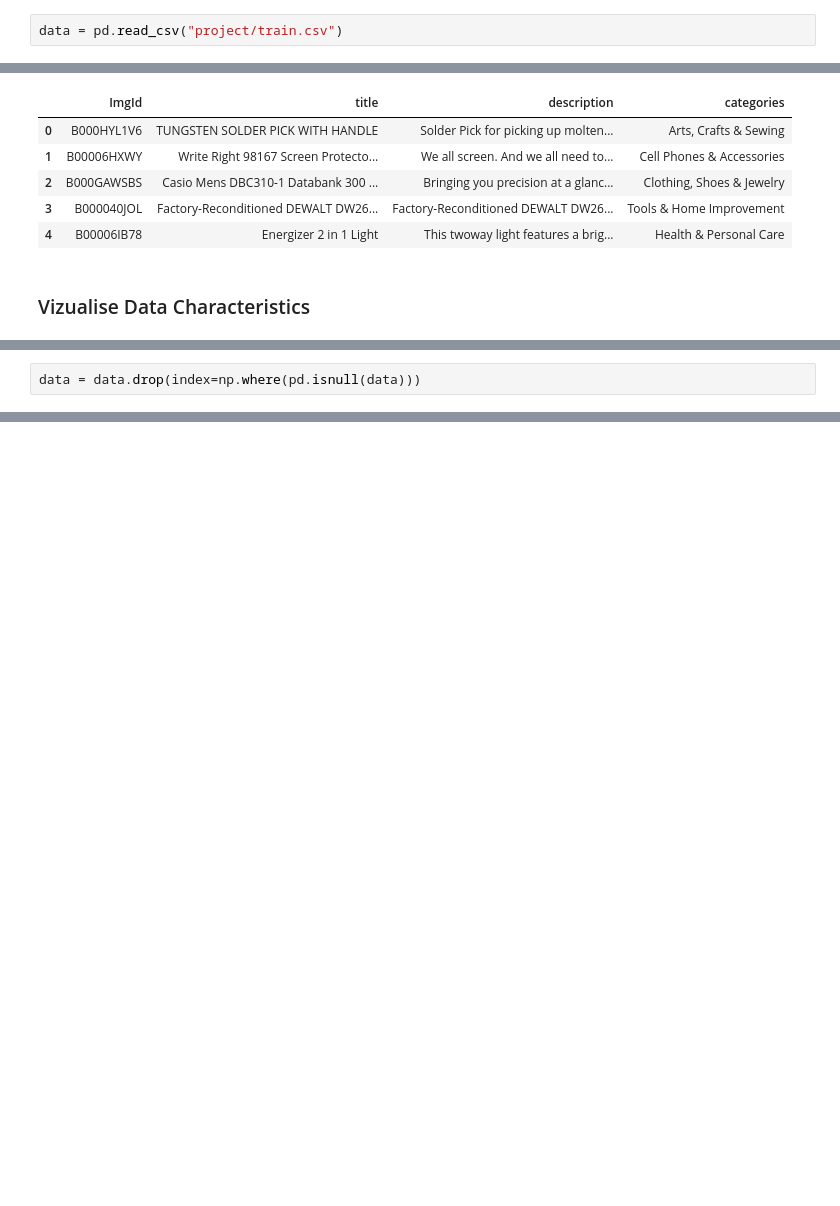
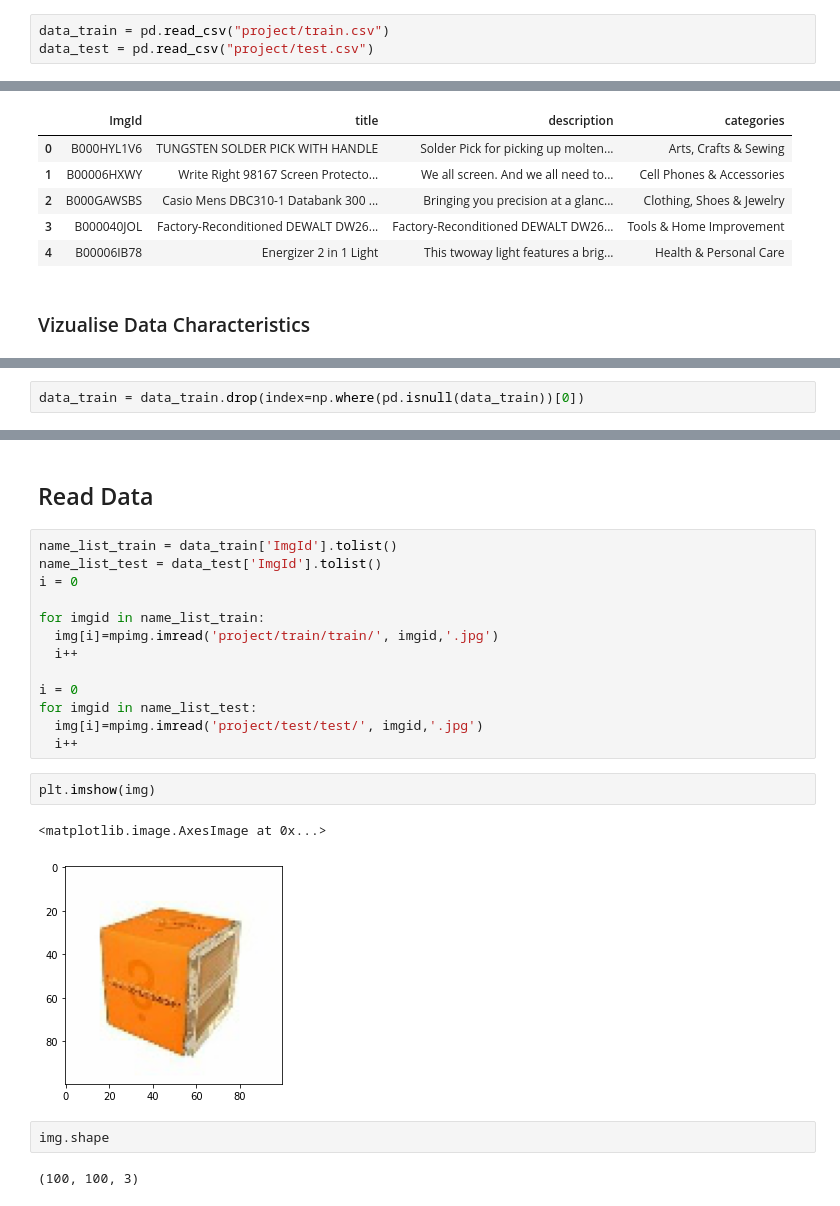
Before and after one commit to Elsasser67/DataScience21, a Jupyter notebook: Projekt/Kaggle_Projekt_Schnell_Theo.ipynb, the cells around one changed output, grey strips where cells are left out. Drawn from its saved outputs; the diff is of its cells as text; blank space fills up the shorter version.

```diff
--- a/Projekt/Kaggle_Projekt_Schnell_Theo.ipynb
+++ b/Projekt/Kaggle_Projekt_Schnell_Theo.ipynb
@@ -88,5 +89,6 @@ import numpy as np
 # %% [markdown]
 # Data Loading
 # %%
-data = pd.read_csv("project/train.csv")
+data_train = pd.read_csv("project/train.csv")
+data_test = pd.read_csv("project/test.csv")
 # %%
@@ -126,3 +128,3 @@ data.groupby('categories').count()
 # %%
-data = data.drop(index=np.where(pd.isnull(data)))
+data_train = data_train.drop(index=np.where(pd.isnull(data_train))[0])
 # %%
@@ -146,3 +148,27 @@ data.groupby('categories').count()
 | Sports & Outdoors | 2178 | 2178 | 2178 |
 | Tools & Home Improvement | 2183 | 2183 | 2183 |
 | Toys & Games | 2194 | 2194 | 2194 |
+# %% [markdown]
+## Read Data
+# %%
+name_list_train = data_train['ImgId'].tolist()
+name_list_test = data_test['ImgId'].tolist()
+i = 0
+
+for imgid in name_list_train:
+  img[i]=mpimg.imread('project/train/train/', imgid,'.jpg')
+  i++
+
+i = 0
+for imgid in name_list_test:
+  img[i]=mpimg.imread('project/test/test/', imgid,'.jpg')
+  i++
+# %%
+plt.imshow(img)
+# %% [output]
+<matplotlib.image.AxesImage at 0x...>
+[figure, added]
+# %%
+img.shape
+# %% [output]
+(100, 100, 3)
```
Also changed, not shown: parts of 7 cells of this notebook.
